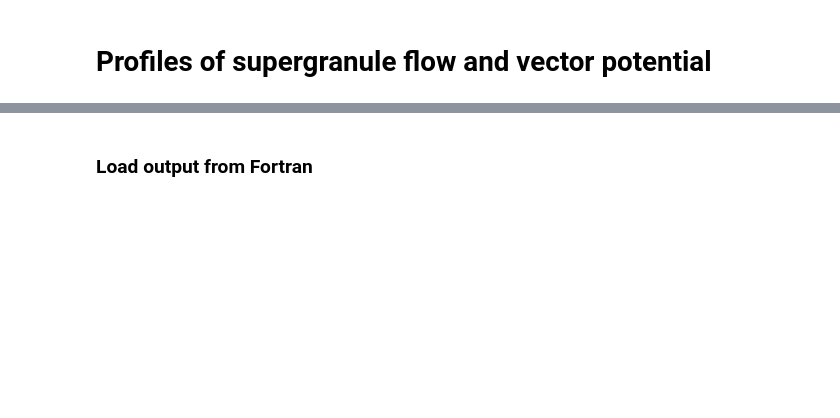
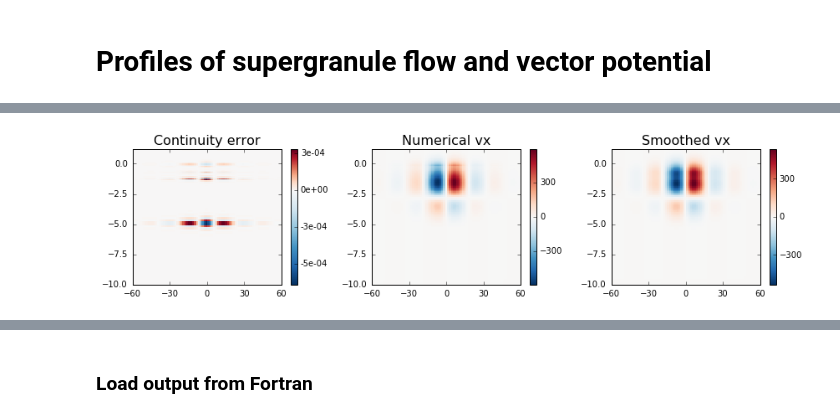
Before and after one commit to jishnub/sparc_flows, a Jupyter notebook: Supergranule.ipynb, the cells around one changed output, grey strips where cells are left out. Drawn from its saved outputs; the diff is of its cells as text; code cells hidden in the pictures; blank space fills up the shorter version.

```diff
--- a/Supergranule.ipynb
+++ b/Supergranule.ipynb
@@ -46,0 +169,18 @@ def ddz(arr):
+# %%
+xpart = j1(k*abs(x))*exp(-abs(x)/R)*np.sign(x)
+xpart = xpart[np.newaxis,:]
+c_psi_duvhan = u*xpart
+
+vx_from_psi_duvhan = -ddz(rho*c_psi_duvhan)/rho
+print "vx max :",round(vx_from_psi_duvhan.max(),2)
+print "vx surface max :",round(vx_from_psi_duvhan[ind_z(0)].max(),2)
+
+print
+
+vz_from_psi_duvhan = ddx(c_psi_duvhan)
+print "vz max :",round(vz_from_psi_duvhan[ind_z(z0)].max(),2)
+print "vz surface max :",round(vz_from_psi_duvhan[ind_z(0)].max(),2)
+
+print
+print "vx ratio, max",round(vz_from_psi_duvhan[ind_z(z0)].max()/vz_duvhan[ind_z(z0)].max(),2)
+print "vx ratio, surface",round(vz_from_psi_duvhan[ind_z(0)].max()/vz_duvhan[ind_z(0)].max(),2)
@@ -46,0 +345,15 @@ def ddz(arr):
+# %%
+rho_vx_smoothed = rho_smoothed*vx_from_psi_duvhan_smoothed_xz
+rho_vz_smoothed = rho_smoothed*vz_from_psi_duvhan_smoothed_x
+cont = ddx(rho_vx_smoothed) + ddz(rho_vz_smoothed)
+cont = cont/(dzrho_smoothed*c)
+plotc.colorplot(cont,sp=131,x=x,y=z,xr=[-60,60],yr=[left_large,None]);
+plt.title("Continuity error",fontsize=16)
+plotc.colorplot(vx_from_psi_duvhan,x=x,y=z,xr=[-60,60],yr=[left_large,None],sp=132);
+plt.title("Numerical vx",fontsize=16)
+plotc.colorplot(vx_from_psi_duvhan_smoothed_xz,x=x,y=z,xr=[-60,60],yr=[left_large,None],sp=133);
+plt.title("Smoothed vx",fontsize=16)
+plt.gcf().set_size_inches(12,3)
+plt.tight_layout()
+# %% [output]
+[figure, added]
```
Also changed, not shown: parts of 31 cells of this notebook, 9 other files.
